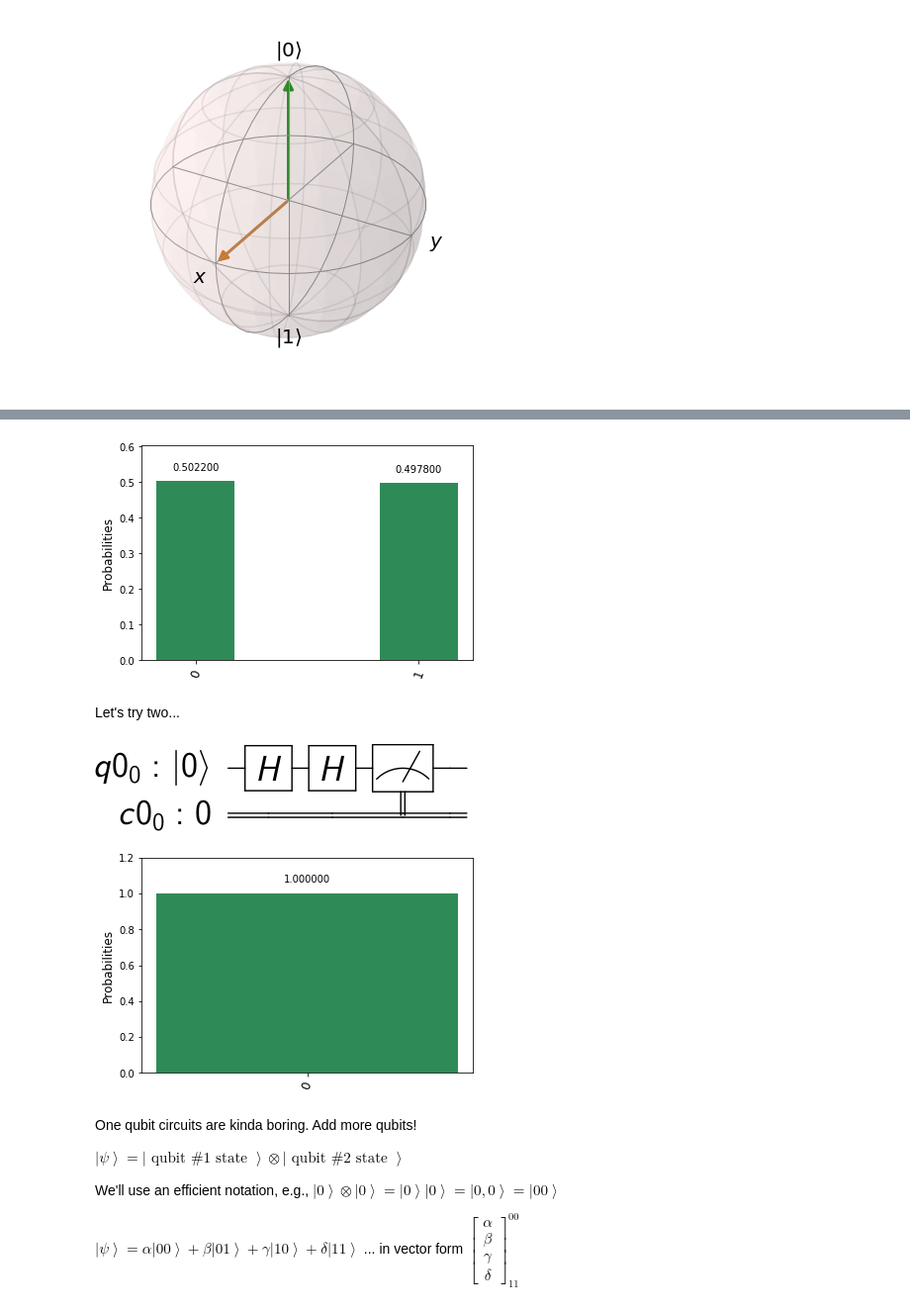
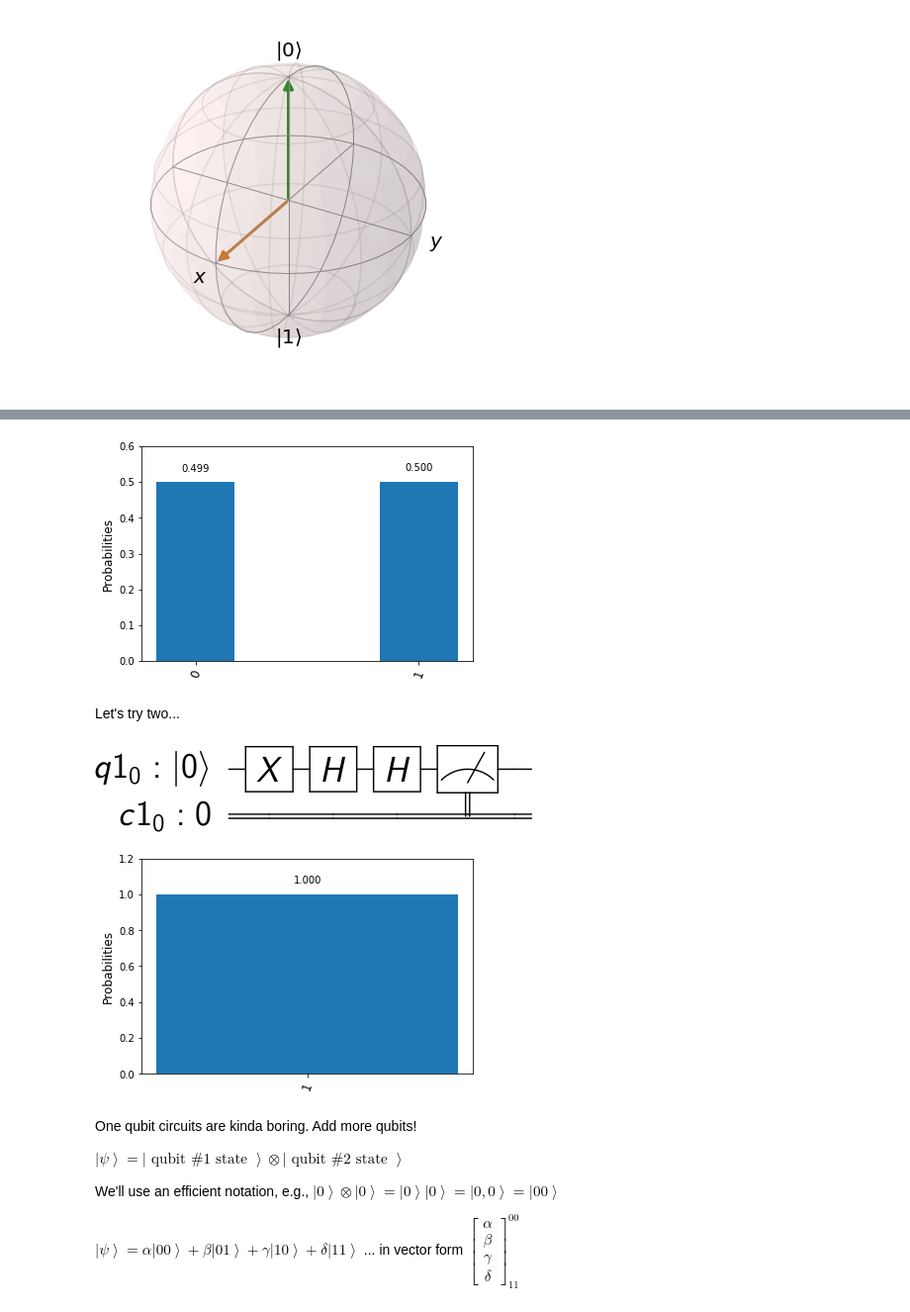
Before and after one commit to lyon-fnal/qc-tutorial-fnal, a Jupyter notebook: tutorial_20181213.ipynb, the cells around one changed output, grey strips where cells are left out. Shown at 99% size. Drawn from its saved outputs; the diff is of its cells as text; code cells hidden in the pictures.

```diff
--- a/tutorial_20181213.ipynb
+++ b/tutorial_20181213.ipynb
@@ -280,23 +409,26 @@ circuit_drawer(h)
 # %%
-job = execute(h, backend = 'local_qasm_simulator', shots=5000)
+from qiskit import Aer, execute
+qasm_backend = Aer.get_backend('qasm_simulator')
+job = execute(h, qasm_backend, shots=10000)
 plot_histogram(job.result().get_counts(h))
 # %% [output]
-[figure, old version]
+[figure, new version]
 # %% [markdown]
 Let's try two...
 # %%
 h2 = QuantumCircuit(q, c)
+h2.x(q)
 h2.h(q)
 h2.h(q)
 h2.measure(q, c)
 circuit_drawer(h2)
 # %% [output]
-[figure, old version]
+[figure, new version]
 # %%
-job = execute(h2, backend = 'local_qasm_simulator', shots=5000)
+job = execute(h2, qasm_backend, shots=5000)
 plot_histogram(job.result().get_counts(h2))
 # %% [output]
-[figure, old version]
+[figure, new version]
 # %% [markdown]
 One qubit circuits are kinda boring. Add more qubits!
 
```
Also changed, not shown: parts of 37 cells of this notebook, 5 other files.
